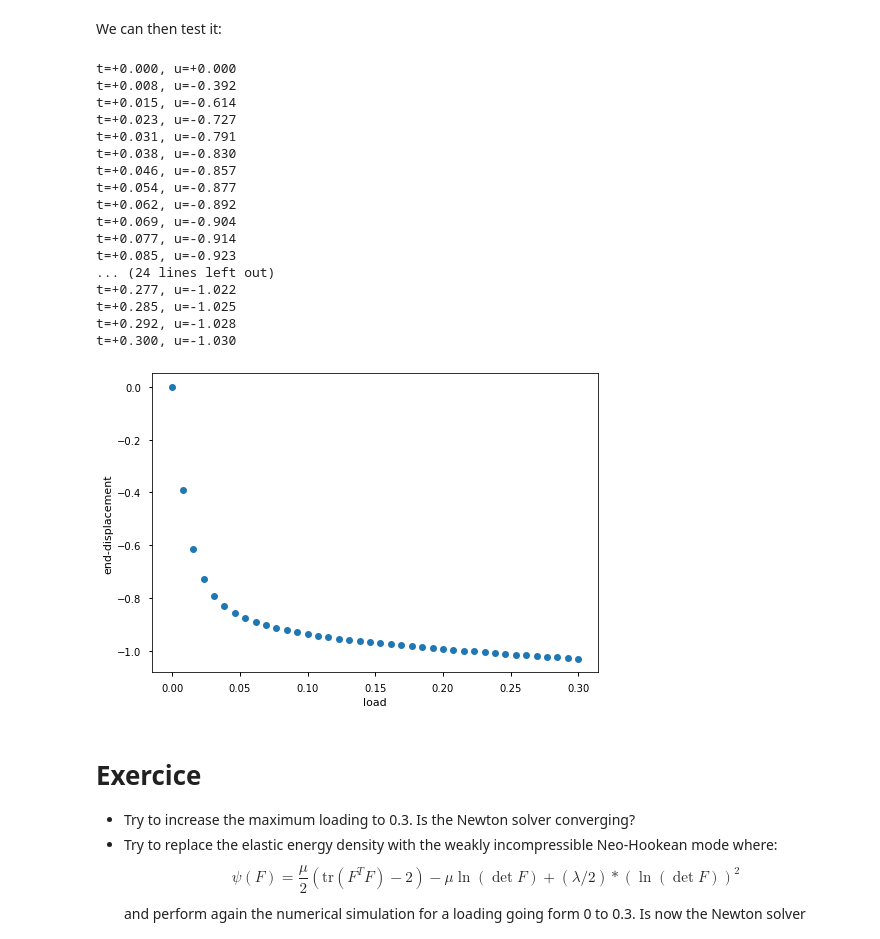
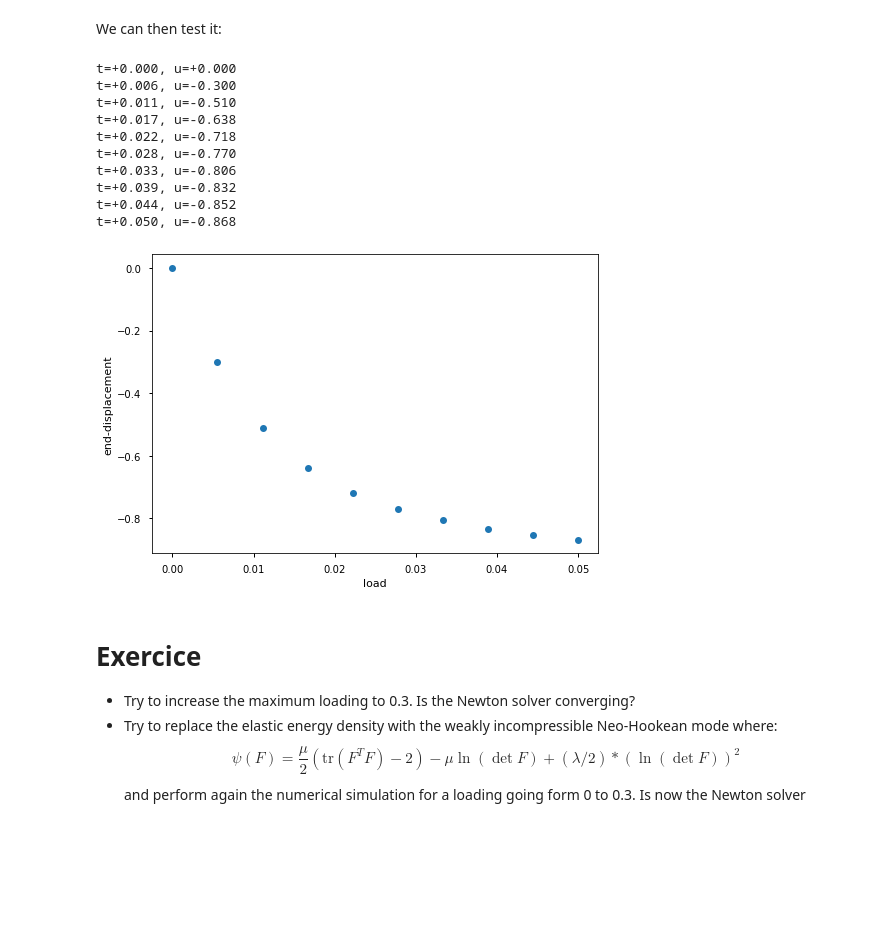
Before and after one commit to msolides2020/MU5MES01-2020, a Jupyter notebook: 02-Nonlinear-Elasticity/HyperelasticSolid.ipynb, the cells around one changed output. Drawn from its saved outputs; the diff is of its cells as text; code cells hidden in the pictures; blank space fills up the shorter version.

Commit message:
Lower maximum load to 0.05, in order not to answer the questions

```diff
--- a/02-Nonlinear-Elasticity/HyperelasticSolid.ipynb
+++ b/02-Nonlinear-Elasticity/HyperelasticSolid.ipynb
@@ -333,26 +333,19 @@ def solve_hyperelasticity(load_max=0.1, nsteps=40, load_min=0, nu=0.3, nx=20, ny
 # %% [markdown]
 We can then test it:
 # %%
-loads, displ = solve_hyperelasticity(load_max=.3,nsteps=40,load_min=0,nu=0.3,nx=20,ny=5,Lx=1,Ly=.1)
+loads, displ = solve_hyperelasticity(load_max=0.05,nsteps=10,load_min=0,nu=0.3,nx=20,ny=5,Lx=1,Ly=.1)
 # %% [output]
 t=+0.000, u=+0.000
-t=+0.008, u=-0.392
-t=+0.015, u=-0.614
-t=+0.023, u=-0.727
-t=+0.031, u=-0.791
-t=+0.038, u=-0.830
-t=+0.046, u=-0.857
-t=+0.054, u=-0.877
-t=+0.062, u=-0.892
-t=+0.069, u=-0.904
-t=+0.077, u=-0.914
-t=+0.085, u=-0.923
-... (24 lines left out)
-t=+0.277, u=-1.022
-t=+0.285, u=-1.025
-t=+0.292, u=-1.028
-t=+0.300, u=-1.030
+t=+0.006, u=-0.300
+t=+0.011, u=-0.510
+t=+0.017, u=-0.638
+t=+0.022, u=-0.718
+t=+0.028, u=-0.770
+t=+0.033, u=-0.806
+t=+0.039, u=-0.832
+t=+0.044, u=-0.852
+t=+0.050, u=-0.868
-[figure, old version]
+[figure, new version]
 # %% [markdown]
 # Exercice
 - Try to increase the maximum loading to 0.3. Is the Newton solver converging?
```
